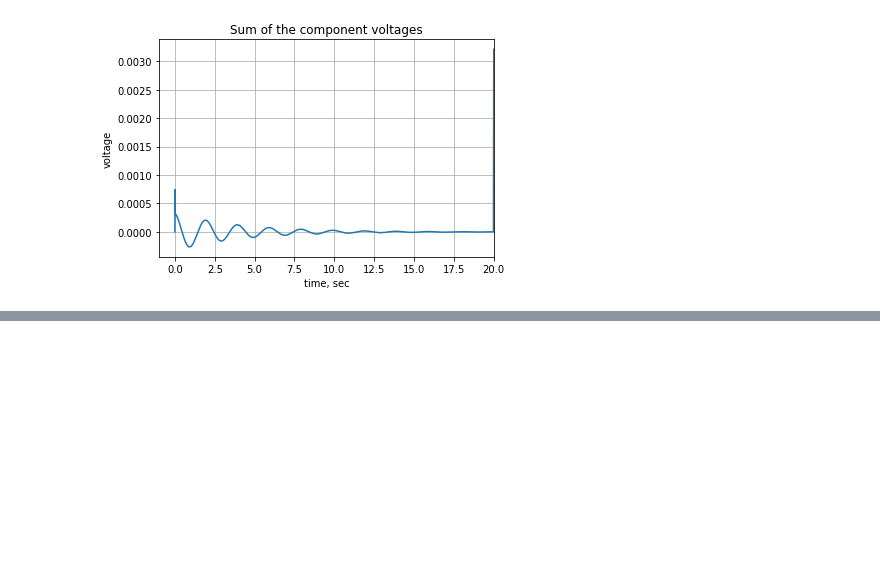
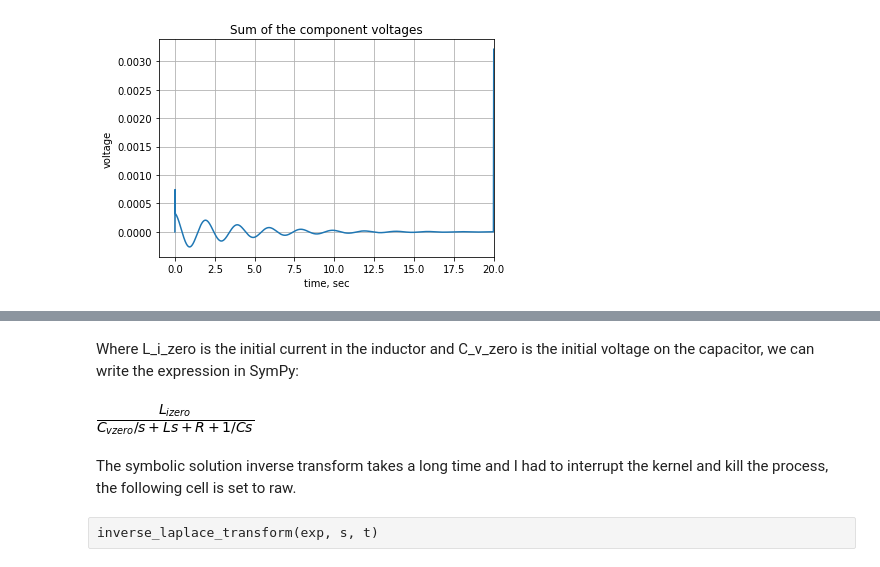
Before and after one commit to Tiburonboy/EE_jupyter_notebooks, a Jupyter notebook: Source free series circuit/Source free series circuit.ipynb, the cells around one changed output, grey strips where cells are left out. Saved outputs shown, nothing was run; the diff lists cells and outputs as text; code cells hidden in the pictures; blank space fills up the shorter version.

```diff
--- a/Source free series circuit/Source free series circuit.ipynb
+++ b/Source free series circuit/Source free series circuit.ipynb
@@ -482,0 +493,2 @@ Electrical engineers don't normally solve circuit analysis problems by writing d
+# %%
+L, R, C, L_i_zero, C_v_zero, s= symbols('L R C L_i_zero C_v_zero s')
@@ -482,0 +508,11 @@ Electrical engineers don't normally solve circuit analysis problems by writing d
+# %% [markdown]
+Where L_i_zero is the initial current in the inductor and C_v_zero is the initial voltage on the capacitor, we can write the expression in SymPy:
+# %%
+exp = L_i_zero/(L*s+R+1/(C*s)+C_v_zero/s)
+exp
+# %% [output]
+[figure, added]
+# %% [markdown]
+The symbolic solution inverse transform takes a long time and I had to interrupt the kernel and kill the process, the following cell is set to raw.
+# %% [raw]
+inverse_laplace_transform(exp, s, t)
```
Also changed, not shown: parts of 16 cells of this notebook.
